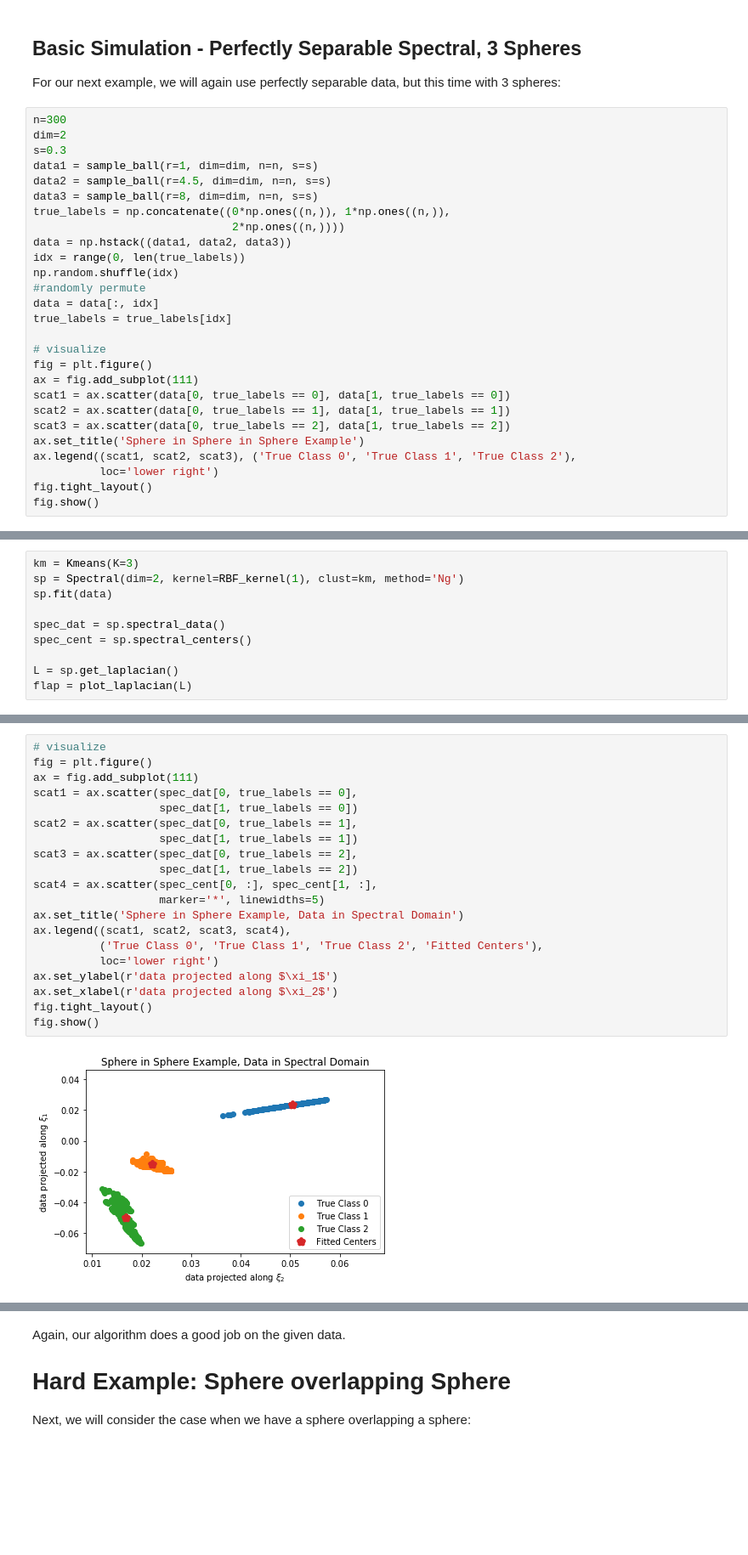
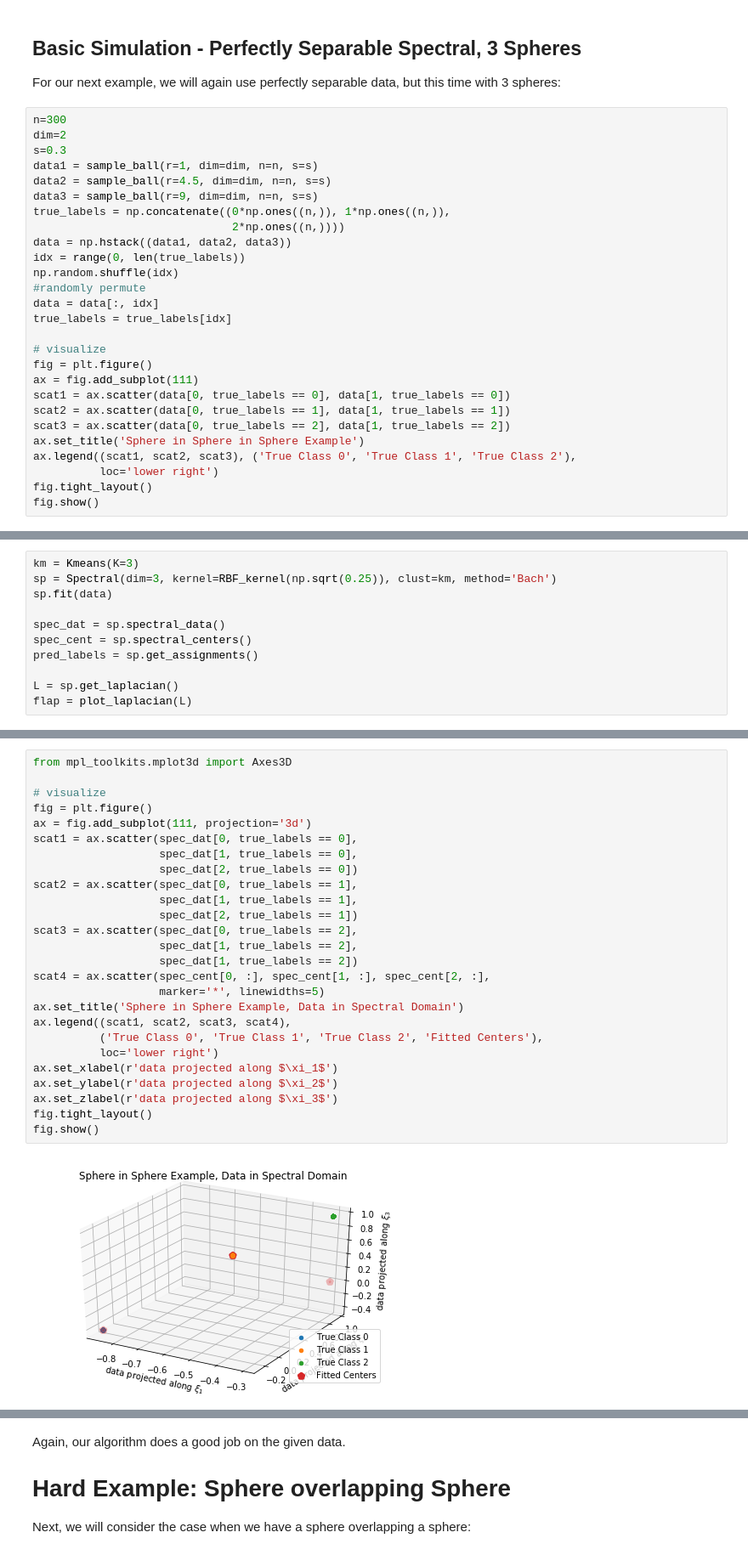
Before and after one commit to ebridge2/ams_446, a Jupyter notebook: Spectral.ipynb, the cells around one changed output, grey strips where cells are left out. Shown at 85% size. Saved outputs shown, nothing was run; the diff lists cells and outputs as text; blank space fills up the shorter version.

Commit message:
Bach and Ng working, and added base code fro weighted

```diff
--- a/Spectral.ipynb
+++ b/Spectral.ipynb
@@ -146,7 +146,7 @@ dim=2
 s=0.3
 data1 = sample_ball(r=1, dim=dim, n=n, s=s)
 data2 = sample_ball(r=4.5, dim=dim, n=n, s=s)
-data3 = sample_ball(r=8, dim=dim, n=n, s=s)
+data3 = sample_ball(r=9, dim=dim, n=n, s=s)
 true_labels = np.concatenate((0*np.ones((n,)), 1*np.ones((n,)),
                               2*np.ones((n,))))
 data = np.hstack((data1, data2, data3))
@@ -172,10 +172,11 @@ fig.show()
 # %%
 km = Kmeans(K=3)
-sp = Spectral(dim=2, kernel=RBF_kernel(1), clust=km, method='Ng')
+sp = Spectral(dim=3, kernel=RBF_kernel(np.sqrt(0.25)), clust=km, method='Bach')
 sp.fit(data)
 
 spec_dat = sp.spectral_data()
 spec_cent = sp.spectral_centers()
+pred_labels = sp.get_assignments()
 
 L = sp.get_laplacian()
 flap = plot_laplacian(L)
@@ -184,25 +185,31 @@ flap = plot_laplacian(L)
 # %%
+from mpl_toolkits.mplot3d import Axes3D
+
 # visualize
 fig = plt.figure()
-ax = fig.add_subplot(111)
+ax = fig.add_subplot(111, projection='3d')
 scat1 = ax.scatter(spec_dat[0, true_labels == 0],
-                   spec_dat[1, true_labels == 0])
+                   spec_dat[1, true_labels == 0],
+                   spec_dat[2, true_labels == 0])
 scat2 = ax.scatter(spec_dat[0, true_labels == 1],
-                   spec_dat[1, true_labels == 1])
+                   spec_dat[1, true_labels == 1],
+                   spec_dat[2, true_labels == 1])
 scat3 = ax.scatter(spec_dat[0, true_labels == 2],
+                   spec_dat[1, true_labels == 2],
                    spec_dat[1, true_labels == 2])
-scat4 = ax.scatter(spec_cent[0, :], spec_cent[1, :],
+scat4 = ax.scatter(spec_cent[0, :], spec_cent[1, :], spec_cent[2, :],
                    marker='*', linewidths=5)
 ax.set_title('Sphere in Sphere Example, Data in Spectral Domain')
 ax.legend((scat1, scat2, scat3, scat4),
           ('True Class 0', 'True Class 1', 'True Class 2', 'Fitted Centers'),
           loc='lower right')
-ax.set_ylabel(r'data projected along $\xi_1$')
-ax.set_xlabel(r'data projected along $\xi_2$')
+ax.set_xlabel(r'data projected along $\xi_1$')
+ax.set_ylabel(r'data projected along $\xi_2$')
+ax.set_zlabel(r'data projected along $\xi_3$')
 fig.tight_layout()
 fig.show()
 # %% [output]
-[figure, old version]
+[figure, new version]
 # %%
 # visualize
 fig = plt.figure()
```
Also changed, not shown: parts of 9 cells of this notebook, 2 other files.
